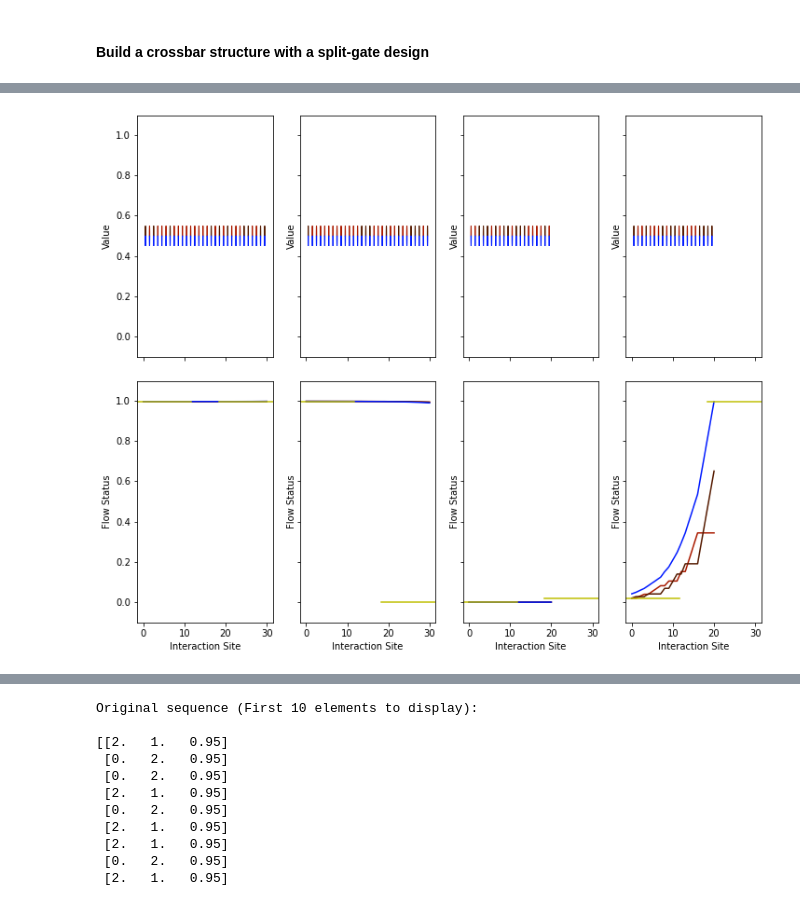
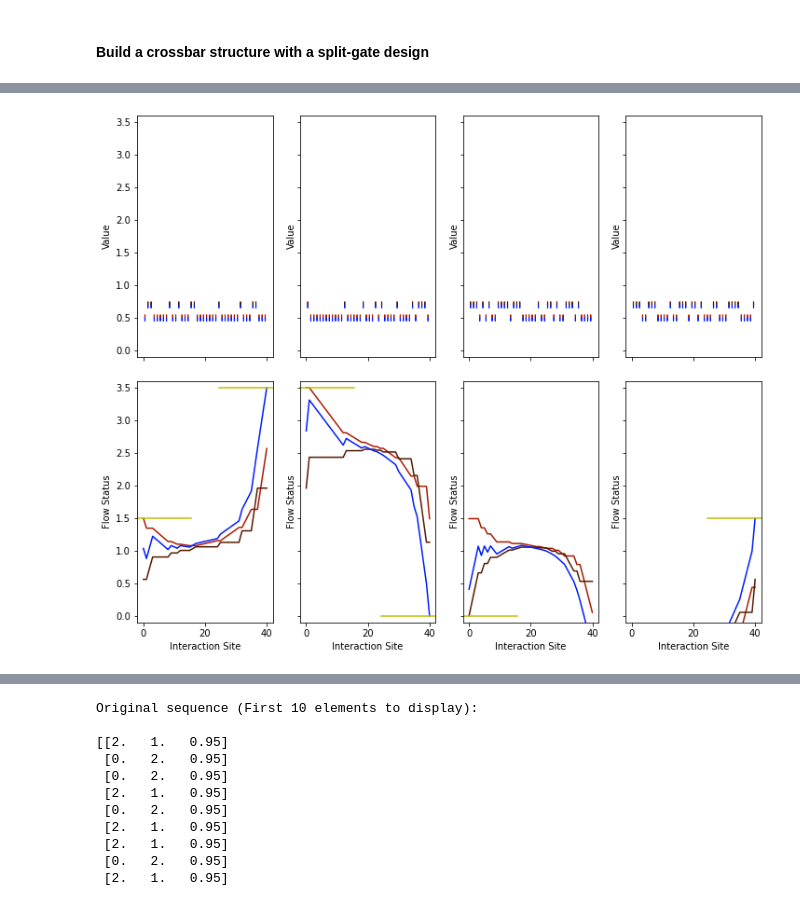
Before and after one commit to LarsonLaugh/Counterfusion, a Jupyter notebook: demo.ipynb, the cells around one changed output, grey strips where cells are left out. Saved outputs shown, nothing was run; the diff lists cells and outputs as text; code cells hidden in the pictures.

```diff
--- a/demo.ipynb
+++ b/demo.ipynb
@@ -506,7 +506,7 @@ edgeDef1 = [[0,2,v02,numPerEdge],[0,1,v01,numPerEdge]]
 # C2--M2--C3
 edgeDef2 = [[0,2,v02,numPerEdge],[1,2,v12,numPerEdge]]
 # C3--M3--C4
-edgeDef3 = [[0,2,v02,numPerEdge],[0,1,v05,numPerEdge]]
+edgeDef3 = [[0,2,v02,numPerEdge],[0,1,v01,numPerEdge]]
 # C4--M4--C1
 edgeDef4 = [[0,2,v02,numPerEdge],[1,2,v12,numPerEdge]]
 #================================================================
@@ -518,7 +518,19 @@ for edgeDef in edgesDef:
 graph = []
 for edgeInfo in edgesInfo:
     graph.append(Edge(edgeInfo,totalNumMover,numForwardMover))
+
+print("The transformation matrix between C1 and C2:")
+print(graph[0].trans_mat())
+print("===========================================================")
 nodesCurrent = [1,0,-1,0]
 sys = System(nodesCurrent,graph,numForwardMover,zeroVoltTerminal)
-axs = sys.plot()
+#================================================================
+# Your system has been defined, let us make some fun out of it.
+print("Corresponding matrix for this system:")
+print(sys.mastermat())
+print("Its determinant is", np.linalg.det(sys.mastermat()))
+print("===========================================================")
+print("Its solutions for all terminal voltages:")
+print(sys.solve())
+axs=sys.plot()
 # %% [output]
@@ -670,36 +564,53 @@ from allscatter import *
 # Number of backward-moving edge states: 1 (#2)
 # In a differently doped region surrounding contact 2 (C2), only #0,#2 exist
 #===============================================================
-# General information for the system
-m = 3
-mf = 2
-ground_terminal = 2
+# General information for the system - Superparameters
+totalNumMover = 3
+numForwardMover = 2
+zeroVoltTerminal = 2
+#===============================================================
+# Information of scattering events
+# Interaction parameters
 beta = 0.5
-delta = 0.5
-blocking_state = [[1,[2]],[2,[2]]]
+delta = 0.7
+blockStates = [[0,[1]],[1,[1]],[2,[0]],[3,[]]]
 # The definition of blocking_state should strictly follow this rule:
 # [[index_of_terminal#1,[all blocked states in this terminal]],[[index_of_terminal#2,[all blocked states in this terminal],...]]]
 #===============================================================
 # Information for scattering events
-message1 = [[0,2,beta,10],[1,2,delta,10]]
-message2 = [[0,2,beta,10]] # #1 edge state does not exist here
-message3 = [[0,2,beta,10]] # #1 edge state does not exist here
-message4 = [[0,2,beta,10],[1,2,delta,10]]
-message5 = [[0,2,beta,10],[1,2,delta,10]]
-message6 = [[0,2,beta,10],[1,2,delta,10]]
+numperEdge = 10
+edgeDef1 = [[0,2,beta,numperEdge],[1,2,delta,numperEdge]]
+edgeDef2 = [[0,2,beta,numperEdge*2]] # #1 edge state does not exist here
+edgeDef3 = [[0,2,beta,numperEdge*2]] # #1 edge state does not exist here
+edgeDef4 = [[0,2,beta,numperEdge],[1,2,delta,numperEdge]]
+edgeDef5 = [[0,2,beta,numperEdge*2],[1,2,delta,numperEdge*2]]
+edgeDef6 = [[0,2,beta,numperEdge*2],[1,2,delta,numperEdge*2]]
 #================================================================
-messages = [message1+message2,message3+message4,message5,message6]
-seqs = []
-for message in messages:
-    seqs.append(generate_bynumber(message))
+edgeDefs = [edgeDef1+edgeDef2,edgeDef3+edgeDef4,edgeDef5,edgeDef6]
+edgesInfo = []
+for edgeDef in edgeDefs:
+    edgesInfo.append(generate_bynumber(edgeDef))
 
-matrices = []
-for seq in seqs:
-    matrices.append(Edge(seq,m,mf))
+graph = []
+for edgeInfo in edgesInfo:
+    graph.append(Edge(edgeInfo,totalNumMover,numForwardMover))
 
-current = [1,0,-1,0]
-sys = System(current,matrices,mf,ground_terminal,blocking_state)
+print("The transformation matrix between C1 and C2:")
+print(graph[0].trans_mat())
+print("===========================================================")
+nodesCurrent = [1,0,-1,0]
+sys = System(nodesCurrent,graph,numForwardMover,zeroVoltTerminal,blockStates)
+#================================================================
+# Your system has been defined, let us make some fun out of it.
+print("Corresponding matrix for this system:")
 M = sys.mastermat()
 print(M)
-axs = sys.plot()
+print("Its determinant is", np.linalg.det(sys.mastermat()))
+print("===========================================================")
+print("Its solutions for all terminal voltages:")
+print(sys.solve())
+print("===========================================================")
+print("Information for blocking states")
+[print("State #",info[1],"is blocked from terminal(s) #", info[0]) for info in blockStates]
+axs=sys.plot()
 # %% [output]
@@ -711,4 +637,4 @@ here
-[figure, old version]
+[figure, new version]
 # %%
 [print(sum(M[:,i])) for i in range(4)]
 # %% [output]
```
Also changed, not shown: parts of 11 cells of this notebook, 1 other file.
